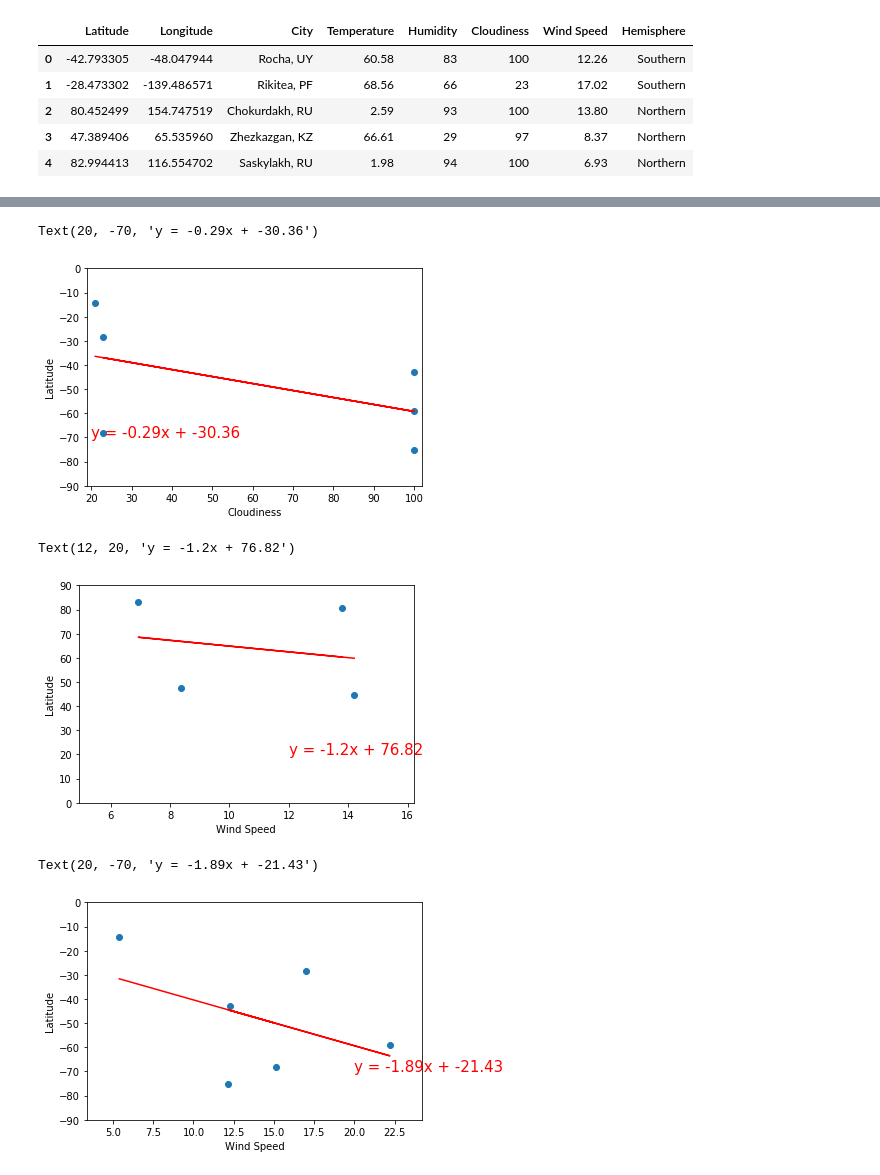
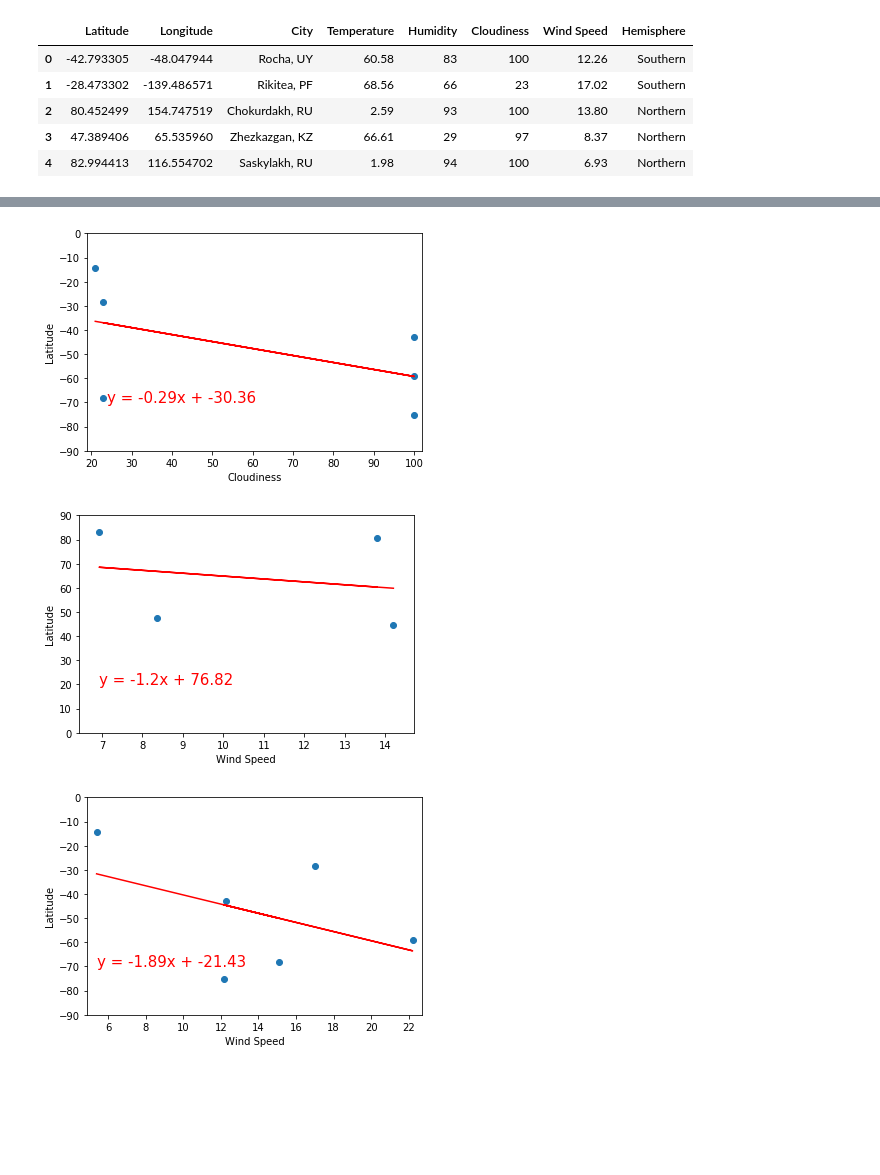
Before and after one commit to tylerhill122/python-api-challenge, a Jupyter notebook: WeatherPy/WeatherPy.ipynb, the cells around one changed output, grey strips where cells are left out. Cells and saved outputs as stored; diff of their text form; code cells hidden in the pictures; blank space fills up the shorter version.

```diff
--- a/WeatherPy/WeatherPy.ipynb
+++ b/WeatherPy/WeatherPy.ipynb
@@ -335,39 +340,42 @@ slope, int, r, p, std_err = stats.linregress(s_clouds, s_lats)
 y = slope * s_clouds + int
 plt.plot(s_clouds,y,c="r")
 line = "y = " + str(round(slope,2)) + "x + " + str(round(int,2))
-plt.annotate(line,(20,-70),fontsize=15,color="red")
+plt.annotate(line,(min_s_clouds+3,-70),fontsize=15,color="red")
+
+plt.savefig("Output/Images/Southern Hemisphere/cloud_vs_lat.png")
 # %% [output]
-Text(20, -70, 'y = -0.29x + -30.36')
-[figure, old version]
+[figure, new version]
 # %%
 # Wind Speed vs. Latitude # Northern Hemisphere
 plt.scatter(n_winds, n_lats)
 plt.xlabel("Wind Speed")
 plt.ylabel("Latitude")
 plt.ylim(0,90)
-plt.xlim(min_n_winds-2, max_n_winds+2)
+plt.xlim(min_n_winds-0.5, max_n_winds+0.5)
 
 slope, int, r, p, std_err = stats.linregress(n_winds, n_lats)
 y = slope * n_winds + int
 plt.plot(n_winds,y,c="r")
 line = "y = " + str(round(slope,2)) + "x + " + str(round(int,2))
-plt.annotate(line,(12,20),fontsize=15,color="red")
+plt.annotate(line,(min_n_winds,20),fontsize=15,color="red")
+
+plt.savefig("Output/Images/Northern Hemisphere/windspeed_vs_lat.png")
 # %% [output]
-Text(12, 20, 'y = -1.2x + 76.82')
-[figure, old version]
+[figure, new version]
 # %%
 # Wind Speed vs. Latitude # Southern Hemisphere
 plt.scatter(s_winds, s_lats)
 plt.xlabel("Wind Speed")
 plt.ylabel("Latitude")
 plt.ylim(-90,0)
-plt.xlim(min_s_winds-2, max_s_winds+2)
+plt.xlim(min_s_winds-0.5, max_s_winds+0.5)
 
 slope, int, r, p, std_err = stats.linregress(s_winds, s_lats)
 y = slope * s_winds + int
 plt.plot(s_winds,y,c="r")
 line = "y = " + str(round(slope,2)) + "x + " + str(round(int,2))
-plt.annotate(line,(20,-70),fontsize=15,color="red")
+plt.annotate(line,(min_s_winds,-70),fontsize=15,color="red")
+
+plt.savefig("Output/Images/Southern Hemisphere/windspeed_vs_lat.png")
 # %% [output]
-Text(20, -70, 'y = -1.89x + -21.43')
-[figure, old version]
+[figure, new version]
```
Also changed, not shown: parts of 12 cells of this notebook.
